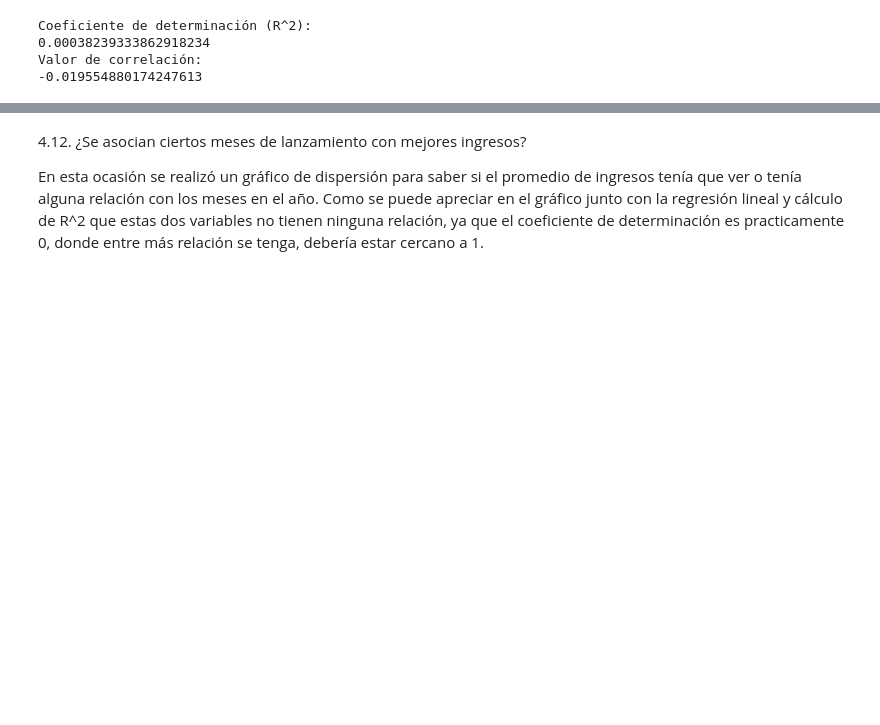
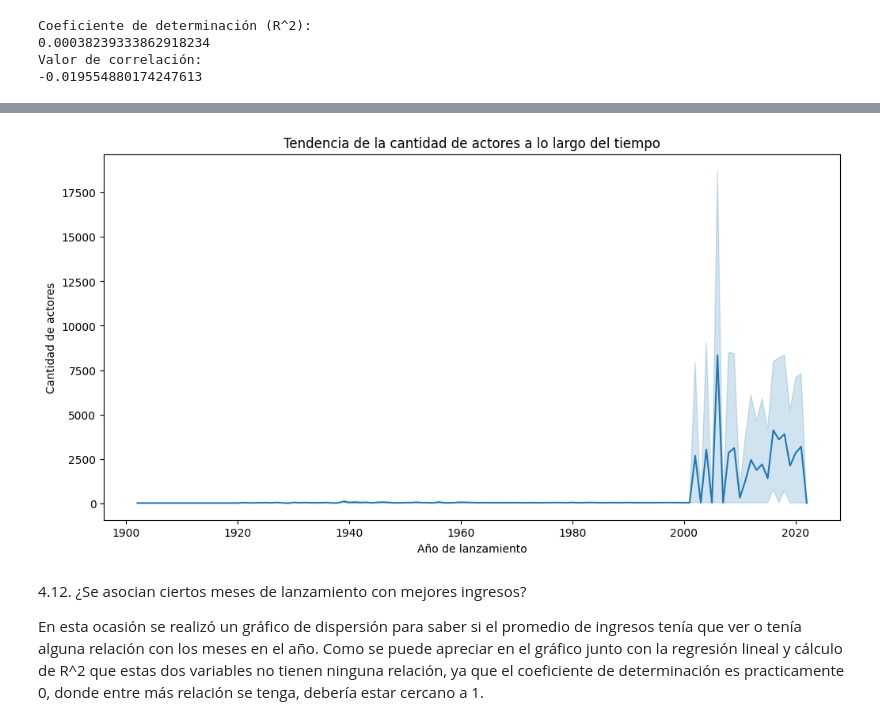
Before and after one commit to Dahernandezsilve/HT1MD, a Jupyter notebook: HT_1_Análisis_Exploratorio.ipynb, the cells around one changed output, grey strips where cells are left out. Drawn from its saved outputs; the diff is of its cells as text; code cells hidden in the pictures; blank space fills up the shorter version.

```diff
--- a/HT_1_Análisis_Exploratorio.ipynb
+++ b/HT_1_Análisis_Exploratorio.ipynb
@@ -363,3 +367,13 @@ Valor de correlación:
+# %%
+dataframe['releaseYear'] = pd.to_datetime(dataframe['releaseDate']).dt.year
+plt.figure(figsize=(12,6))
+sns.lineplot(x="releaseYear", y="actorsAmount", data=dataframe)
+plt.title("Tendencia de la cantidad de actores a lo largo del tiempo")
+plt.xlabel("Año de lanzamiento")
+plt.ylabel("Cantidad de actores")
+plt.show()
+# %% [output]
+[figure, added]
 # %% [markdown]
 4.12. ¿Se asocian ciertos meses de lanzamiento con mejores ingresos?
 
```
Also changed, not shown: parts of 1 cell of this notebook.
